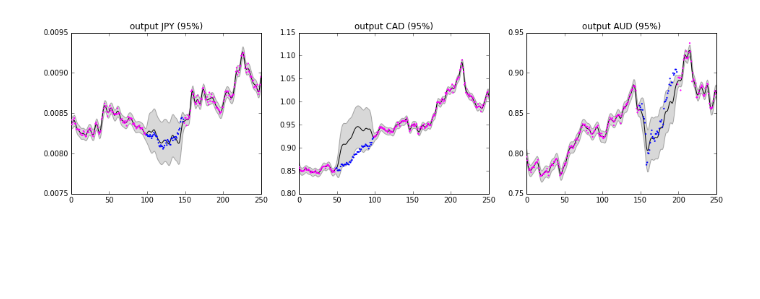
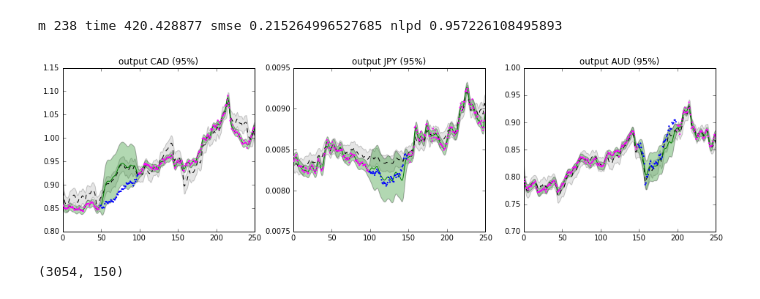
Before and after one commit to vlad17/runlmc, a Jupyter notebook: benchmarks/fx2007.ipynb, the cells around one changed output. Drawn from its saved outputs; the diff is of its cells as text; code cells hidden in the pictures; blank space fills up the shorter version.

```diff
--- a/benchmarks/fx2007.ipynb
+++ b/benchmarks/fx2007.ipynb
@@ -97,5 +22,5 @@ plt.show()
 # %%
-_, _, _, best = runlmc(
-    1, None,
-    xss, yss, test_xss, test_yss,
-    ks, ranks, {'max_it': 100, 'verbosity':0})
+llgp_time, llgp_smse, llgp_nlpd, lmc = runlmc(
+    1, None, xss, yss, test_xss, test_yss,
+    ks, ranks, {'max_it': 100, 'verbosity': 20})
+print('time', llgp_time, 'smse', llgp_smse, 'nlpd', llgp_nlpd)
@@ -102,39 +40,57 @@ _, _, _, best = runlmc(
+# %%
+# Interpolating points != inducing points, but might as well give
+# both good settings for a pretty picture.
+m = len(lmc.inducing_grid)
+cogp_time, cogp_smse, cogp_nlpd, cogp_mu, cogp_var = cogp_fx2007(1, m)
+print('m', m, 'time', cogp_time, 'smse', cogp_smse, 'nlpd', cogp_nlpd)
+# %% [output]
+m 238 time 420.428877 smse 0.215264996527685 nlpd 0.957226108495893
+# %%
+all_xs = np.arange(min(xs.min() for xs in xss), max(xs.max() for xs in xss) + 1)
+assert len(all_xs) == len(cogp_mu)
+test_ix = {col: list(cols).index(col) for col in test_fx}
 # %%
-# Prints best lmc model
-test_fx = [k for k, v in holdout.items() if v.start != v.stop]
-pred_xss = [all_ixs if col in test_fx else [] for col in fx2007.columns]
-pred_yss, pred_vss = best.predict(pred_xss)
-pred_xss = {col: xs for col, xs in zip(fx2007.columns, pred_xss)}
-pred_yss = {col: ys for col, ys in zip(fx2007.columns, pred_yss)}
-pred_vss = {col: vs for col, vs in zip(fx2007.columns, pred_vss)}
+pred_xss = [all_xs if col in test_fx else [] for col in cols]
+pred_yss, pred_vss = lmc.predict(pred_xss)
+pred_yss = {col: ys for col, ys in zip(cols, pred_yss)}
+pred_vss = {col: vs for col, vs in zip(cols, pred_vss)}
 
 _, axs = plt.subplots(ncols=3, figsize=(16, 4))
 for col, ax in zip(test_fx, axs):
 
-    # Prediction everywhere
-    pred_xs = pred_xss[col]
-    pred_ys = pred_yss[col]
+    # Prediction on entire domain for COGP
+    ax.plot(all_xs, cogp_mu[col], c='black', ls='--')
+    sd = np.sqrt(cogp_var[col])
+    top = cogp_mu[col] + 2 * sd
+    bot = cogp_mu[col] - 2 * sd
+    ax.fill_between(all_xs, bot, top, facecolor='grey', alpha=0.2)
+
+    # Prediction for LLGP
+    ax.plot(all_xs, pred_yss[col], c='green')
     sd = np.sqrt(pred_vss[col])
-    ax.plot(pred_xs, pred_ys, c='black')
-    top = pred_ys + 2 * sd
-    bot = pred_ys - 2 * sd
-    ax.fill_between(pred_xs, bot, top, facecolor='grey', alpha=0.3)
+    top = pred_yss[col] + 2 * sd
+    bot = pred_yss[col] - 2 * sd
+    ax.fill_between(all_xs, bot, top, facecolor='green', alpha=0.3)
 
     # Actual holdout
     marker_size = 5
-    test_xs = all_ixs[holdout[col]]
-    test_ys = np.reciprocal(fx2007.ix[holdout[col], col].values)
+    test_xs = test_xss[test_ix[col]]
+    test_ys = test_yss[test_ix[col]]
     ax.scatter(test_xs, test_ys, c='blue', edgecolors='none', s=marker_size, zorder=11)
 
-    # Rest of image
-    rest_xs = all_ixs[holdin[col]]
-    rest_ys = np.reciprocal(fx2007.ix[holdin[col], col].values)
+    # Rest of image (training)
+    rest_xs = xss[test_ix[col]]
+    rest_ys = yss[test_ix[col]]
     ax.scatter(rest_xs, rest_ys, c='magenta', edgecolors='none', s=marker_size, zorder=10)
 
     ax.set_xlim([0, 250])
     ax.set_title('output {} (95%)'.format(col))
 
 
 plt.show()
 # %% [output]
-[figure, old version]
+[figure, new version]
+# %%
+sum(map(len, xss)), sum(map(len, test_xss))
+# %% [output]
+(3054, 150)
```
Also changed, not shown: parts of 5 cells of this notebook, 5 other files.
